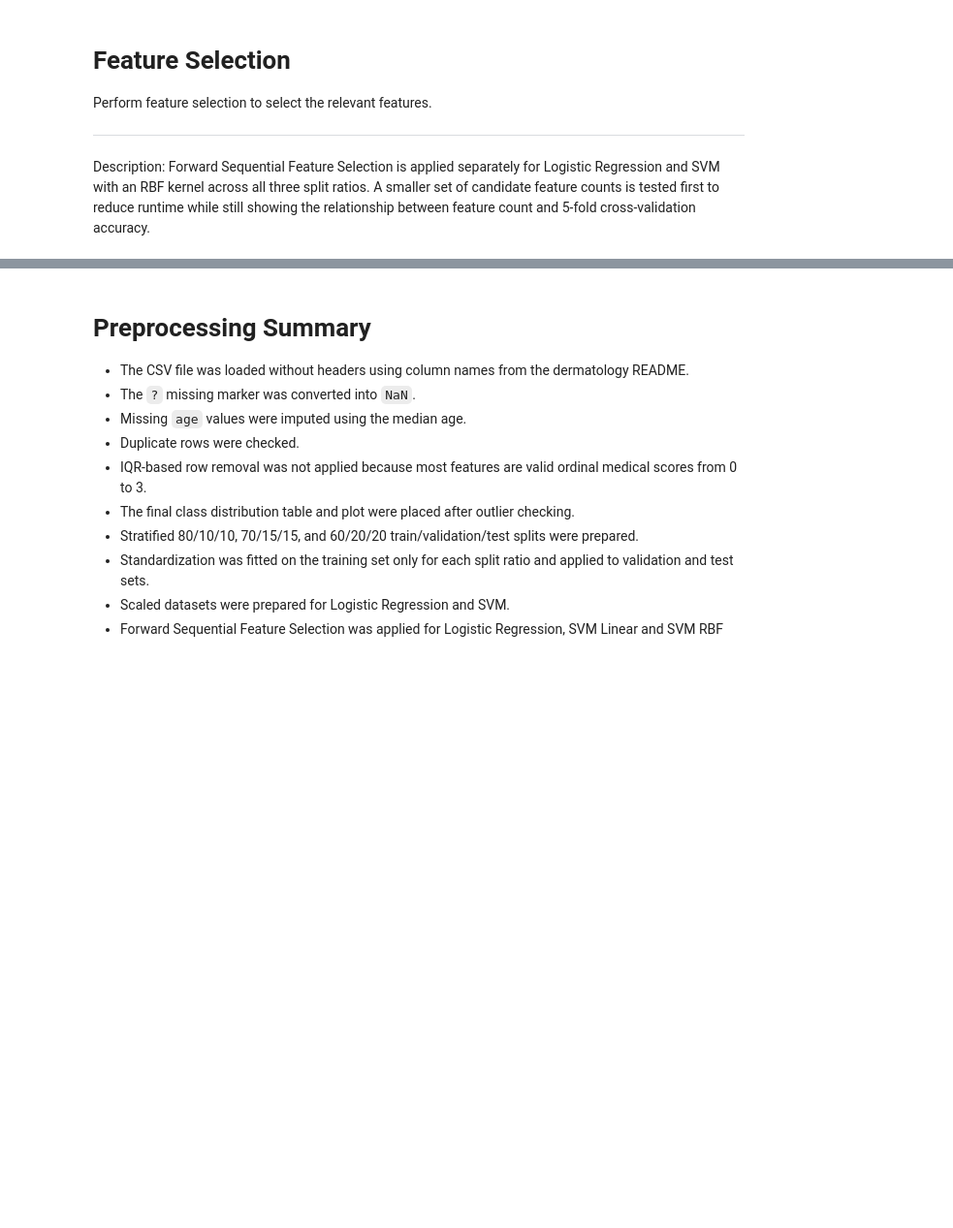
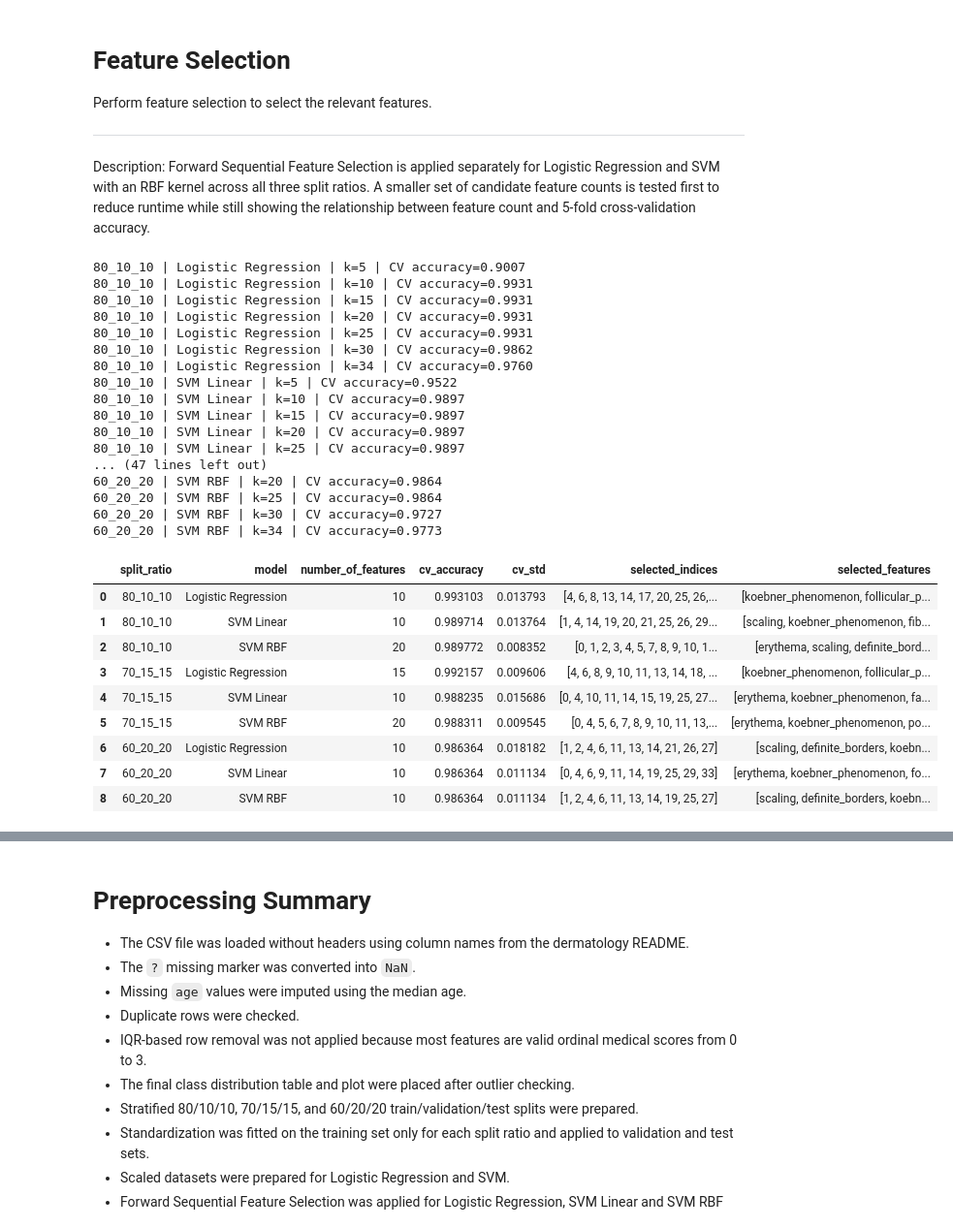
Before and after one commit to Jeffrysoo/CPC-251-Project-1, a Jupyter notebook: CPC251_Project_Part1_Dermatology.ipynb, the cells around one changed output, grey strips where cells are left out. Shown at 97% size. Drawn from its saved outputs; the diff is of its cells as text; code cells hidden in the pictures; blank space fills up the shorter version.

```diff
--- a/CPC251_Project_Part1_Dermatology.ipynb
+++ b/CPC251_Project_Part1_Dermatology.ipynb
@@ -690,7 +690,7 @@ for split_name, split_data in sfs_input_data.items():
                     direction='forward',
                     scoring='accuracy',
                     cv=sfs_cv,
-                    n_jobs=1
+                    n_jobs=-1
                 )
 
                 # Fit SFS on the current training split to identify the best k features
@@ -709,36 +709,64 @@ for split_name, split_data in sfs_input_data.items():
                 y_sfs,
                 scoring='accuracy',
                 cv=sfs_cv,
-                n_jobs=1
+                n_jobs=-1
             )
 
             # Save the candidate-k result for the current split and model
             model_results.append({
                 'split_ratio': split_name,
                 'model': model_name,
                 'number_of_features': k,
                 'cv_accuracy': cv_scores.mean(),
                 'cv_std': cv_scores.std(),
                 'selected_indices': selected_indices.tolist(),
                 'selected_features': selected_features
             })
 
             # Print progress so the long-running SFS process can be monitored
             print(f'{split_name} | {model_name} | k={k} | CV accuracy={cv_scores.mean():.4f}')
 
         # Convert the detailed results into a DataFrame for easier viewing and plotting
         result_df = pd.DataFrame(model_results)
         sfs_results[split_name][model_name] = result_df
 
         # Store the best candidate-k row for the current split and model
         best_row = result_df.loc[result_df['cv_accuracy'].idxmax()]
         sfs_summary_rows.append(best_row)
 
 # Combine the best rows into one summary table
 sfs_summary_df = pd.DataFrame(sfs_summary_rows).reset_index(drop=True)
 
 # Display the summary table for all split and model combinations
 sfs_summary_df[['split_ratio', 'model', 'number_of_features', 'cv_accuracy', 'cv_std', 'selected_indices', 'selected_features']]
+# %% [output]
+80_10_10 | Logistic Regression | k=5 | CV accuracy=0.9007
+80_10_10 | Logistic Regression | k=10 | CV accuracy=0.9931
+80_10_10 | Logistic Regression | k=15 | CV accuracy=0.9931
+80_10_10 | Logistic Regression | k=20 | CV accuracy=0.9931
+80_10_10 | Logistic Regression | k=25 | CV accuracy=0.9931
+80_10_10 | Logistic Regression | k=30 | CV accuracy=0.9862
+80_10_10 | Logistic Regression | k=34 | CV accuracy=0.9760
+80_10_10 | SVM Linear | k=5 | CV accuracy=0.9522
+80_10_10 | SVM Linear | k=10 | CV accuracy=0.9897
+80_10_10 | SVM Linear | k=15 | CV accuracy=0.9897
+80_10_10 | SVM Linear | k=20 | CV accuracy=0.9897
+80_10_10 | SVM Linear | k=25 | CV accuracy=0.9897
+... (47 lines left out)
+60_20_20 | SVM RBF | k=20 | CV accuracy=0.9864
+60_20_20 | SVM RBF | k=25 | CV accuracy=0.9864
+60_20_20 | SVM RBF | k=30 | CV accuracy=0.9727
+60_20_20 | SVM RBF | k=34 | CV accuracy=0.9773
+|  | split_ratio | model | number_of_features | cv_accuracy | cv_std | selected_indices | selected_features |
+| 0 | 80_10_10 | Logistic Regression | 10 | 0.993103 | 0.013793 | [4, 6, 8, 13, 14, 17, 20, 25, 26,... | [koebner_phenomenon, follicular_p... |
+| 1 | 80_10_10 | SVM Linear | 10 | 0.989714 | 0.013764 | [1, 4, 14, 19, 20, 21, 25, 26, 29... | [scaling, koebner_phenomenon, fib... |
+| 2 | 80_10_10 | SVM RBF | 20 | 0.989772 | 0.008352 | [0, 1, 2, 3, 4, 5, 7, 8, 9, 10, 1... | [erythema, scaling, definite_bord... |
+| 3 | 70_15_15 | Logistic Regression | 15 | 0.992157 | 0.009606 | [4, 6, 8, 9, 10, 11, 13, 14, 18, ... | [koebner_phenomenon, follicular_p... |
+| 4 | 70_15_15 | SVM Linear | 10 | 0.988235 | 0.015686 | [0, 4, 10, 11, 14, 15, 19, 25, 27... | [erythema, koebner_phenomenon, fa... |
+| 5 | 70_15_15 | SVM RBF | 20 | 0.988311 | 0.009545 | [0, 4, 5, 6, 7, 8, 9, 10, 11, 13,... | [erythema, koebner_phenomenon, po... |
+| 6 | 60_20_20 | Logistic Regression | 10 | 0.986364 | 0.018182 | [1, 2, 4, 6, 11, 13, 14, 21, 26, 27] | [scaling, definite_borders, koebn... |
+| 7 | 60_20_20 | SVM Linear | 10 | 0.986364 | 0.011134 | [0, 4, 6, 9, 11, 14, 19, 25, 29, 33] | [erythema, koebner_phenomenon, fo... |
+| 8 | 60_20_20 | SVM RBF | 10 | 0.986364 | 0.011134 | [1, 2, 4, 6, 11, 13, 14, 19, 25, 27] | [scaling, definite_borders, koebn... |
 # %%
 # Create subplots to compare feature count against cross-validation accuracy for each split ratio
 fig, axes = plt.subplots(1, 3, figsize=(18, 5), sharey=True)
```
Also changed, not shown: parts of 58 cells of this notebook.
